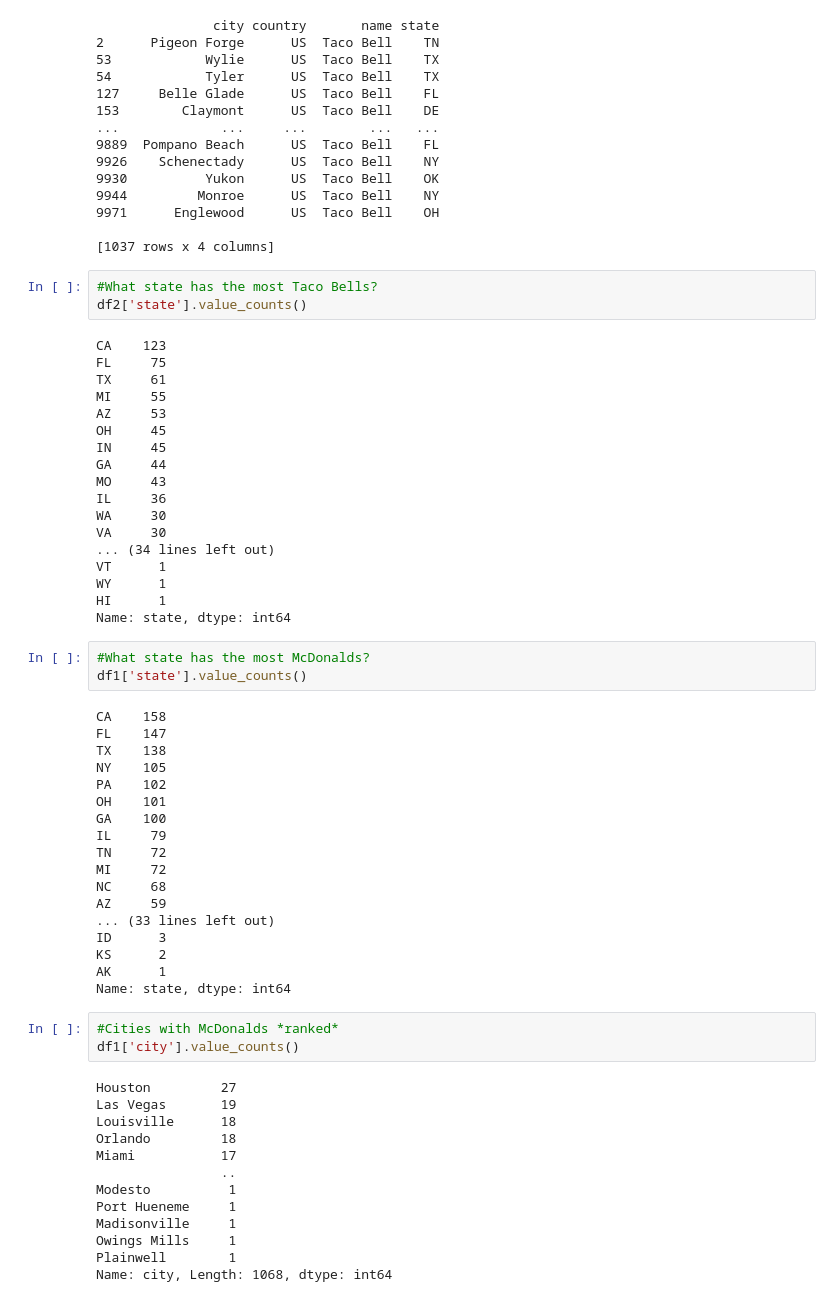
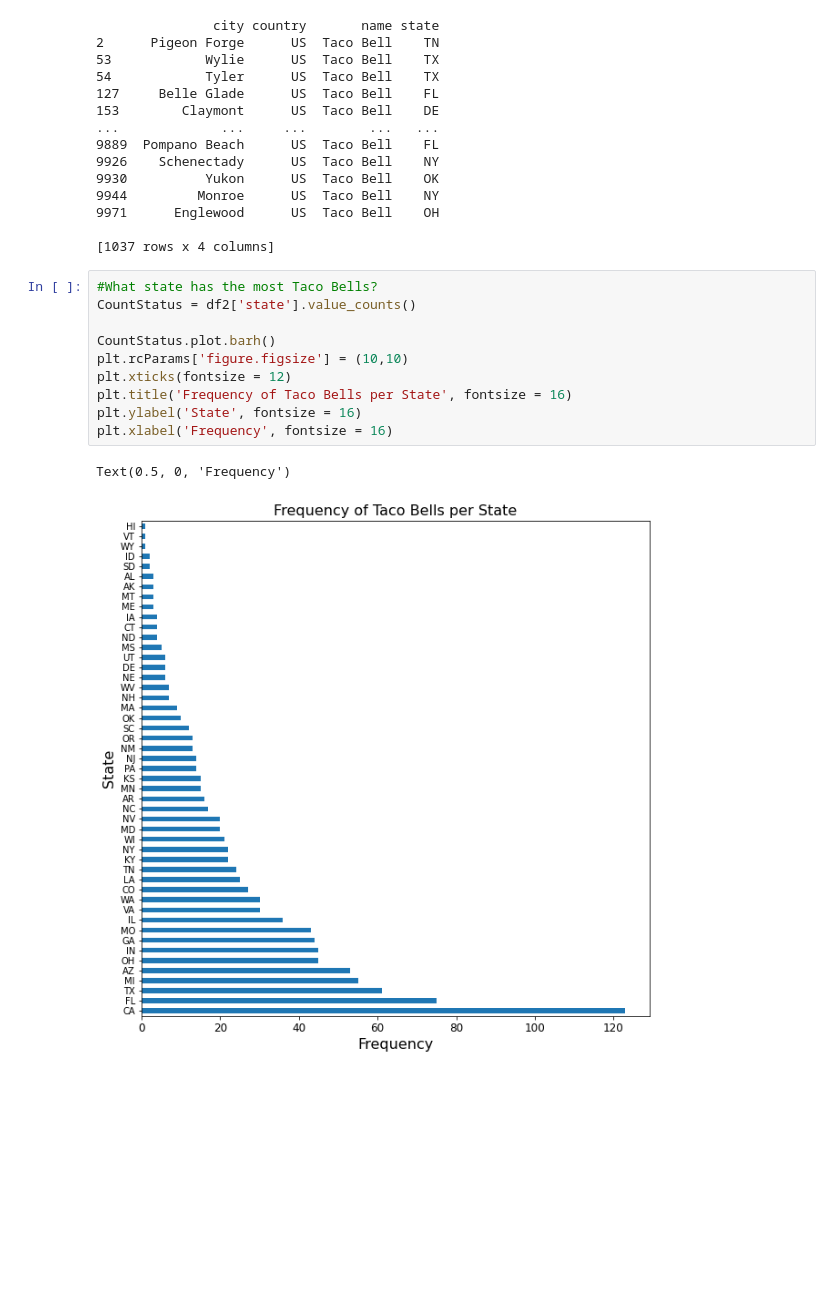
Before and after one commit to data301-2020-winter1/course-project-solo_200, a Jupyter notebook: analysis/task_4_EDA.ipynb, the cells around one changed output. Drawn from its saved outputs; the diff is of its cells as text; blank space fills up the shorter version.

```diff
--- a/analysis/task_4_EDA.ipynb
+++ b/analysis/task_4_EDA.ipynb
@@ -94,61 +94,16 @@ print(df2)
 9971      Englewood      US  Taco Bell    OH
 
 [1037 rows x 4 columns]
-# %%
-#What state has the most Taco Bells?
-df2['state'].value_counts()
-# %% [output]
-CA    123
-FL     75
-TX     61
-MI     55
-AZ     53
-OH     45
-IN     45
-GA     44
-MO     43
-IL     36
-WA     30
-VA     30
-... (34 lines left out)
-VT      1
-WY      1
-HI      1
-Name: state, dtype: int64
-# %%
-#What state has the most McDonalds?
-df1['state'].value_counts()
-# %% [output]
-CA    158
-FL    147
-TX    138
-NY    105
-PA    102
-OH    101
-GA    100
-IL     79
-TN     72
-MI     72
-NC     68
-AZ     59
-... (33 lines left out)
-ID      3
-KS      2
-AK      1
-Name: state, dtype: int64
-# %%
-#Cities with McDonalds *ranked*
-df1['city'].value_counts()
-# %% [output]
-Houston         27
-Las Vegas       19
-Louisville      18
-Orlando         18
-Miami           17
-                ..
-Modesto          1
-Port Hueneme     1
-Madisonville     1
-Owings Mills     1
-Plainwell        1
-Name: city, Length: 1068, dtype: int64
+# %%
+#What state has the most Taco Bells?
+CountStatus = df2['state'].value_counts()
+
+CountStatus.plot.barh()
+plt.rcParams['figure.figsize'] = (10,10)
+plt.xticks(fontsize = 12)
+plt.title('Frequency of Taco Bells per State', fontsize = 16)
+plt.ylabel('State', fontsize = 16)
+plt.xlabel('Frequency', fontsize = 16)
+# %% [output]
+Text(0.5, 0, 'Frequency')
+[figure, added]
```
Also changed, not shown: parts of 4 cells of this notebook, 3 other files.
